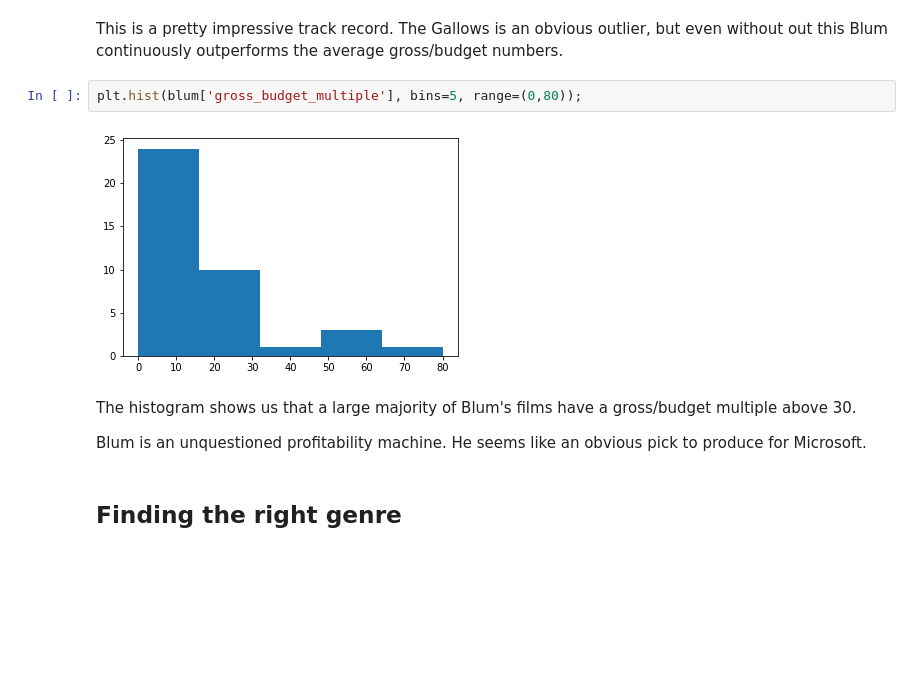
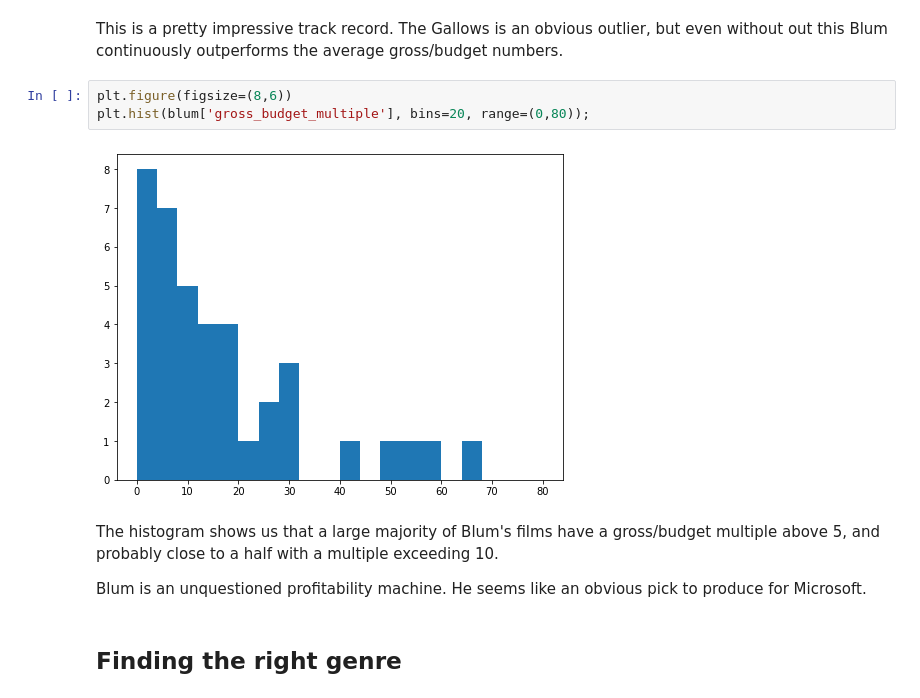
Before and after one commit to bmjaron/dsc_phase1_project, a Jupyter notebook: Phase_1_Project.ipynb, the cells around one changed output. Drawn from its saved outputs; the diff is of its cells as text; blank space fills up the shorter version.

```diff
--- a/Phase_1_Project.ipynb
+++ b/Phase_1_Project.ipynb
@@ -638,11 +665,12 @@ blum.set_index('movie').head(10)
 # %% [markdown]
 This is a pretty impressive track record. The Gallows is an obvious outlier, but even without out this Blum continuously outperforms the average gross/budget numbers.
 # %%
-plt.hist(blum['gross_budget_multiple'], bins=5, range=(0,80));
+plt.figure(figsize=(8,6))
+plt.hist(blum['gross_budget_multiple'], bins=20, range=(0,80));
 # %% [output]
-[figure, old version]
+[figure, new version]
 # %% [markdown]
-The histogram shows us that a large majority of Blum's films have a gross/budget multiple above 30.
+The histogram shows us that a large majority of Blum's films have a gross/budget multiple above 5, and probably close to a half with a multiple exceeding 10.
 
 Blum is an unquestioned profitability machine. He seems like an obvious pick to produce for Microsoft.
 # %% [markdown]
```
Also changed, not shown: parts of 31 cells of this notebook.
